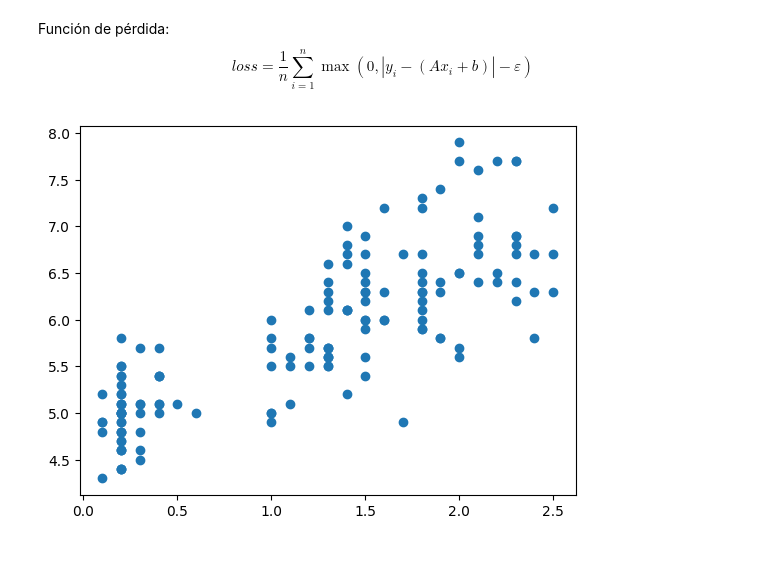
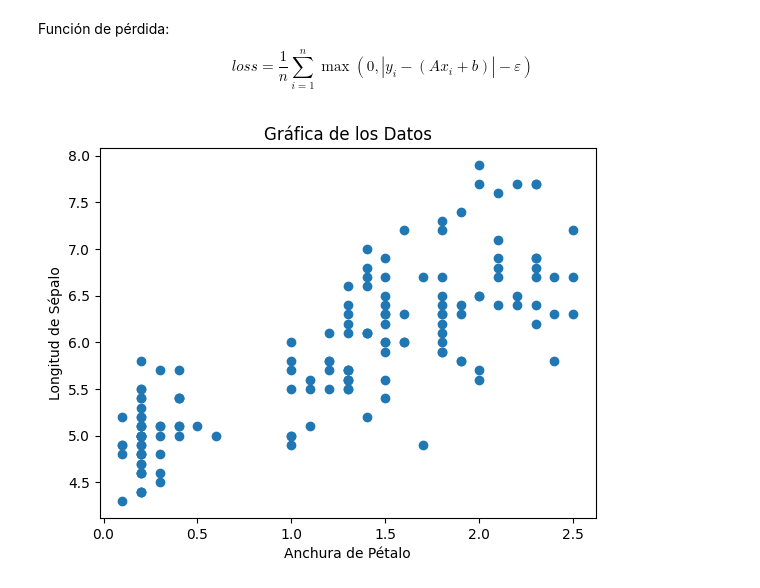
Before and after one commit to jrguignan/Practica_TensorFlow, a Jupyter notebook: svm/SVM_regresion.ipynb, the cells around one changed output. Saved outputs shown, nothing was run; the diff lists cells and outputs as text; code cells hidden in the pictures; blank space fills up the shorter version.

```diff
--- a/svm/SVM_regresion.ipynb
+++ b/svm/SVM_regresion.ipynb
@@ -21,9 +21,12 @@ batch_size = 50
 learning_rate=0.05
 # %%
 plt.plot(x_vals, y_vals, 'o')
+plt.xlabel("Anchura de Pétalo")
+plt.ylabel("Longitud de Sépalo")
+plt.title("Gráfica de los Datos")
 plt.show()
 # %% [output]
-[figure, old version]
+[figure, new version]
 # %%
 #creacion de datos de train y test
 train_idx = np.random.choice(len(x_vals), round(len(x_vals)*0.8), replace=False)
```
Also changed, not shown: parts of 5 cells of this notebook.
